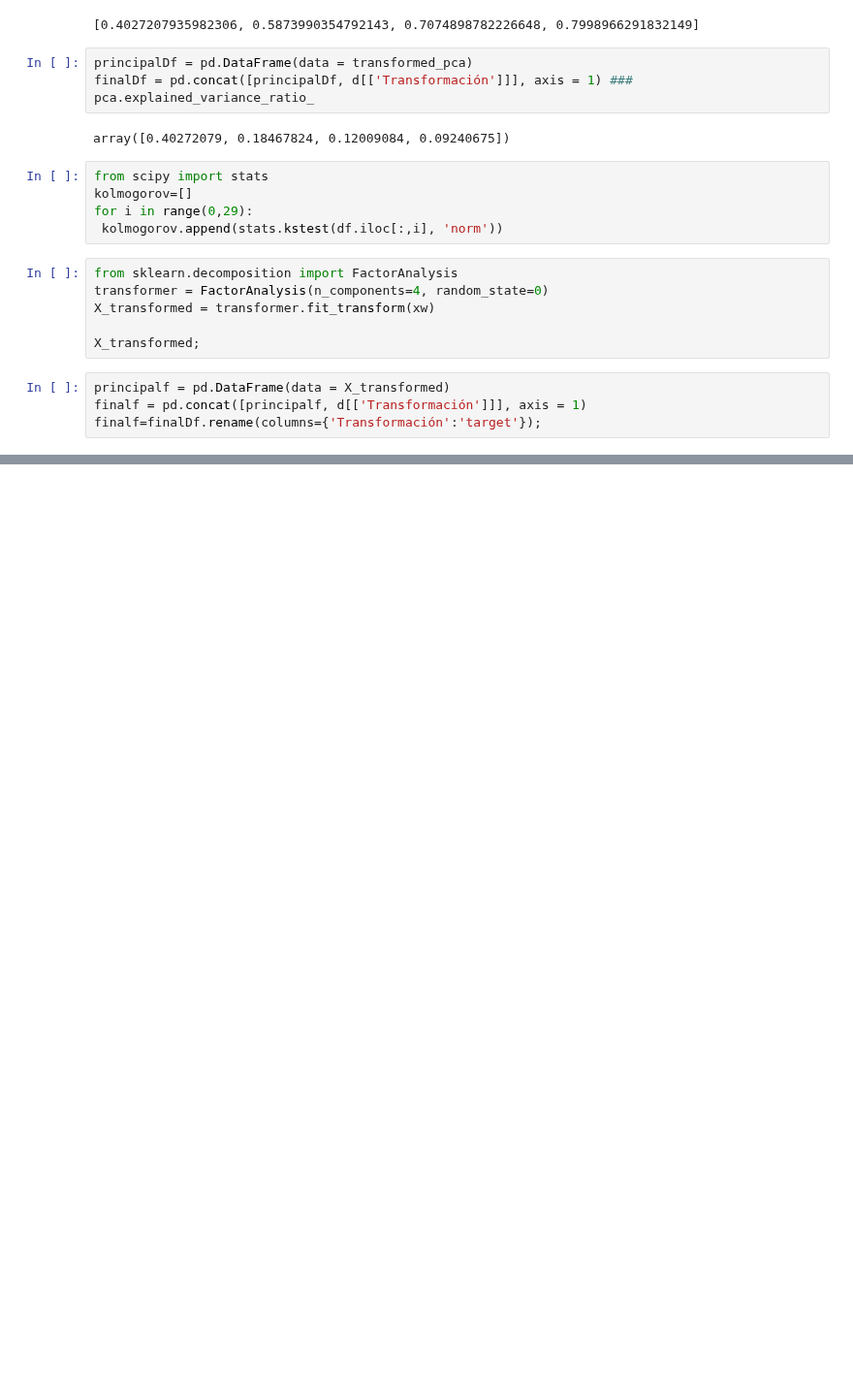
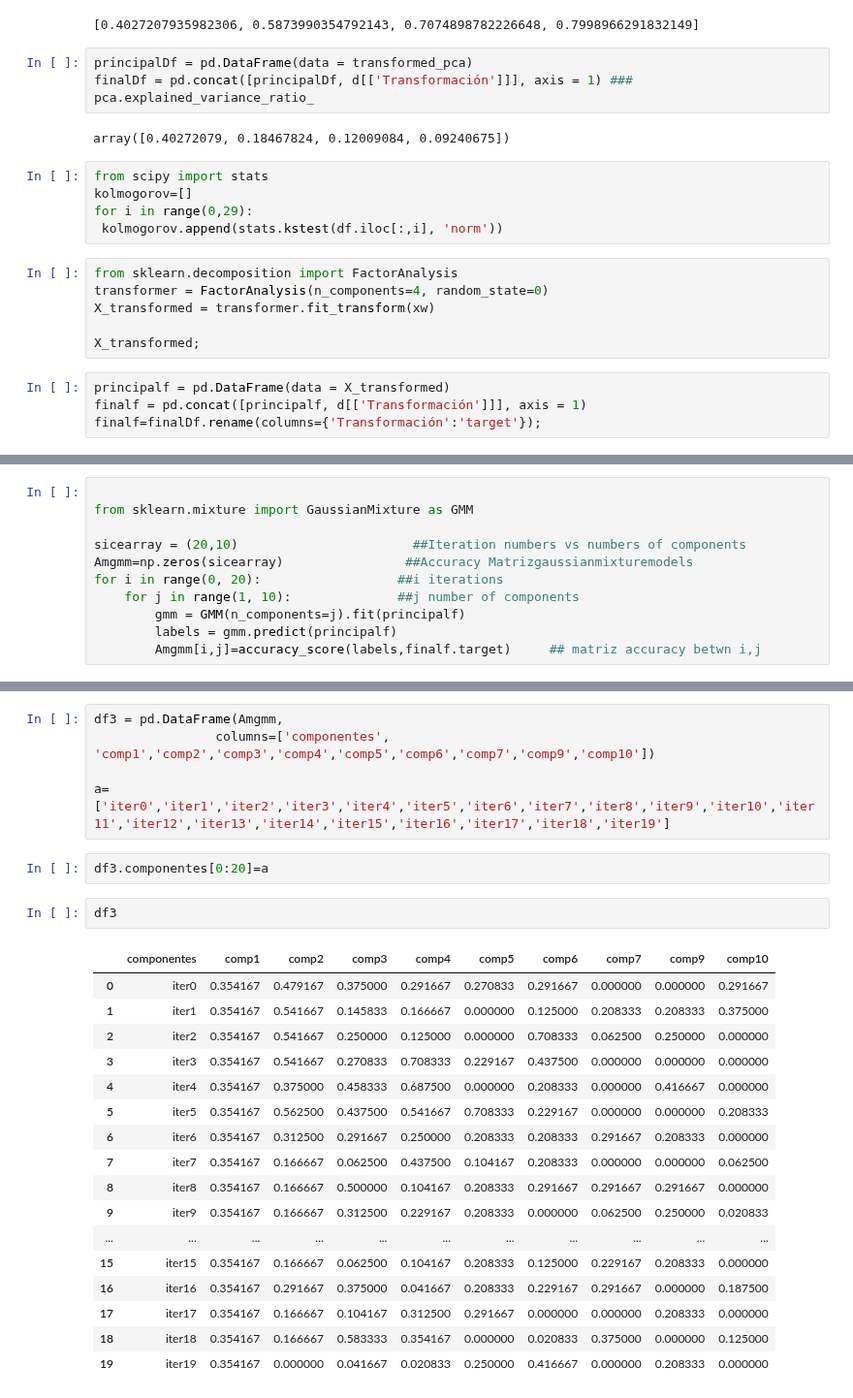
Before and after one commit to David9203/supervi, a Jupyter notebook: GMMHMM/Datosprofe.ipynb, the cells around one changed output, grey strips where cells are left out. Shown at 97% size. Saved outputs shown, nothing was run; the diff lists cells and outputs as text; blank space fills up the shorter version.

Commit message:
save the loop to iterations

```diff
--- a/GMMHMM/Datosprofe.ipynb
+++ b/GMMHMM/Datosprofe.ipynb
@@ -258,0 +210,11 @@ accuracy: 0.7916666666666666
+# %%
+
+from sklearn.mixture import GaussianMixture as GMM
+
+sicearray = (20,10)                       ##Iteration numbers vs numbers of components
+Amgmm=np.zeros(sicearray)                ##Accuracy Matrizgaussianmixturemodels
+for i in range(0, 20):                  ##i iterations
+    for j in range(1, 10):              ##j number of components
+        gmm = GMM(n_components=j).fit(principalf)
+        labels = gmm.predict(principalf)
+        Amgmm[i,j]=accuracy_score(labels,finalf.target)     ## matriz accuracy betwn i,j
@@ -258,0 +231,27 @@ accuracy: 0.7916666666666666
+# %%
+df3 = pd.DataFrame(Amgmm,
+                columns=['componentes', 'comp1','comp2','comp3','comp4','comp5','comp6','comp7','comp9','comp10'])
+
+a=['iter0','iter1','iter2','iter3','iter4','iter5','iter6','iter7','iter8','iter9','iter10','iter11','iter12','iter13','iter14','iter15','iter16','iter17','iter18','iter19']
+# %%
+df3.componentes[0:20]=a
+# %%
+df3
+# %% [output]
+|  | componentes | comp1 | comp2 | comp3 | comp4 | comp5 | comp6 | comp7 | comp9 | comp10 |
+| 0 | iter0 | 0.354167 | 0.479167 | 0.375000 | 0.291667 | 0.270833 | 0.291667 | 0.000000 | 0.000000 | 0.291667 |
+| 1 | iter1 | 0.354167 | 0.541667 | 0.145833 | 0.166667 | 0.000000 | 0.125000 | 0.208333 | 0.208333 | 0.375000 |
+| 2 | iter2 | 0.354167 | 0.541667 | 0.250000 | 0.125000 | 0.000000 | 0.708333 | 0.062500 | 0.250000 | 0.000000 |
+| 3 | iter3 | 0.354167 | 0.541667 | 0.270833 | 0.708333 | 0.229167 | 0.437500 | 0.000000 | 0.000000 | 0.000000 |
+| 4 | iter4 | 0.354167 | 0.375000 | 0.458333 | 0.687500 | 0.000000 | 0.208333 | 0.000000 | 0.416667 | 0.000000 |
+| 5 | iter5 | 0.354167 | 0.562500 | 0.437500 | 0.541667 | 0.708333 | 0.229167 | 0.000000 | 0.000000 | 0.208333 |
+| 6 | iter6 | 0.354167 | 0.312500 | 0.291667 | 0.250000 | 0.208333 | 0.208333 | 0.291667 | 0.208333 | 0.000000 |
+| 7 | iter7 | 0.354167 | 0.166667 | 0.062500 | 0.437500 | 0.104167 | 0.208333 | 0.000000 | 0.000000 | 0.062500 |
+| 8 | iter8 | 0.354167 | 0.166667 | 0.500000 | 0.104167 | 0.208333 | 0.291667 | 0.291667 | 0.291667 | 0.000000 |
+| 9 | iter9 | 0.354167 | 0.166667 | 0.312500 | 0.229167 | 0.208333 | 0.000000 | 0.062500 | 0.250000 | 0.020833 |
+| ... | ... | ... | ... | ... | ... | ... | ... | ... | ... | ... |
+| 15 | iter15 | 0.354167 | 0.166667 | 0.062500 | 0.104167 | 0.208333 | 0.125000 | 0.229167 | 0.208333 | 0.000000 |
+| 16 | iter16 | 0.354167 | 0.291667 | 0.375000 | 0.041667 | 0.208333 | 0.229167 | 0.291667 | 0.000000 | 0.187500 |
+| 17 | iter17 | 0.354167 | 0.166667 | 0.104167 | 0.312500 | 0.291667 | 0.000000 | 0.000000 | 0.208333 | 0.000000 |
+| 18 | iter18 | 0.354167 | 0.166667 | 0.583333 | 0.354167 | 0.000000 | 0.020833 | 0.375000 | 0.000000 | 0.125000 |
+| 19 | iter19 | 0.354167 | 0.000000 | 0.041667 | 0.020833 | 0.250000 | 0.416667 | 0.000000 | 0.208333 | 0.000000 |
```
Also changed, not shown: parts of 14 cells of this notebook, 2 other files.
